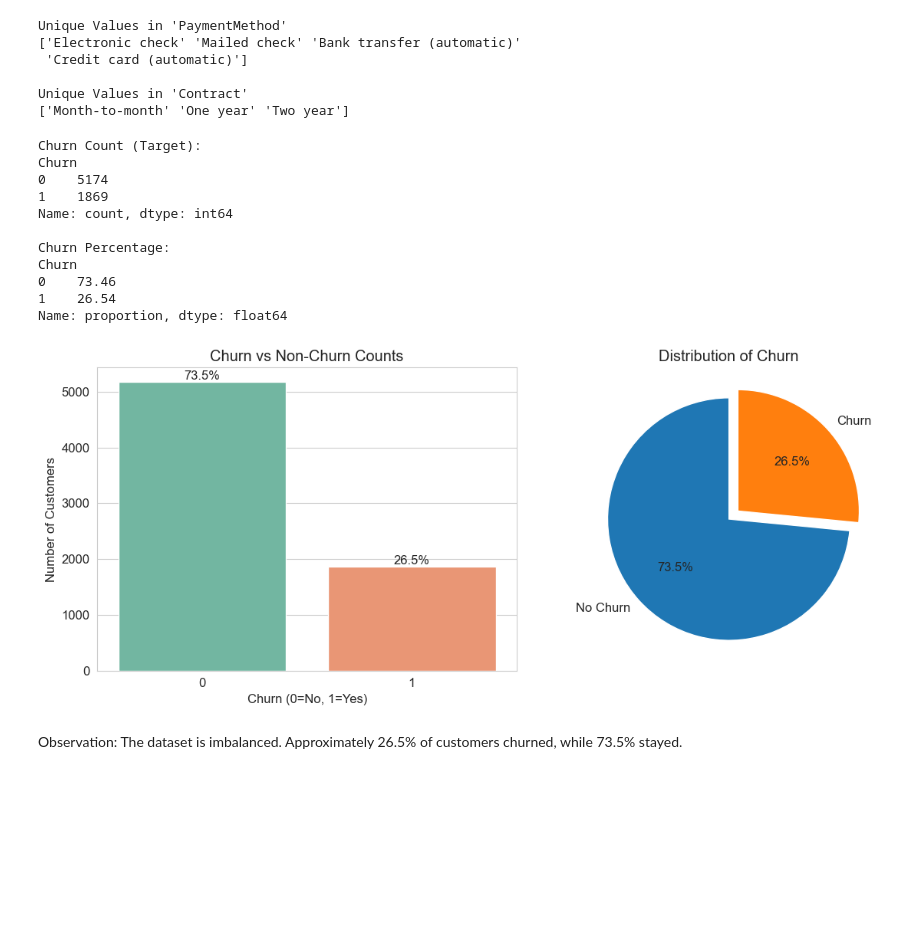
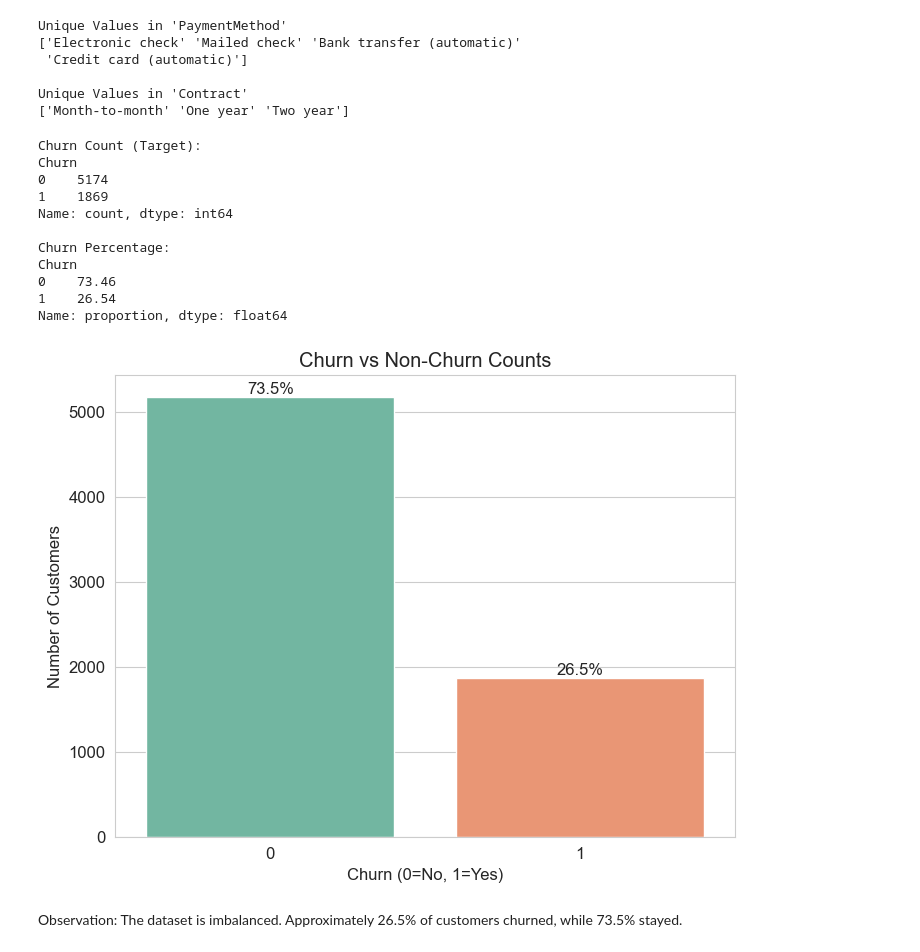
Before and after one commit to Pudamya/CM2604_ML_CW_2425595, a Jupyter notebook: pre_processing.ipynb, the cells around one changed output. Drawn from its saved outputs; the diff is of its cells as text; code cells hidden in the pictures; blank space fills up the shorter version.

```diff
--- a/pre_processing.ipynb
+++ b/pre_processing.ipynb
@@ -246,52 +246,44 @@ if "Churn" in df.columns:
     print("\nChurn Count (Target):")
     print(df["Churn"].value_counts())
 
     print("\nChurn Percentage:")
     print((df["Churn"].value_counts(normalize=True) * 100).round(2))
 
-    churn_counts = df["Churn"].value_counts()
+    plt.figure(figsize=(8, 6))
 
-    fig, axes = plt.subplots(1, 2, figsize=(12, 5))
+    # Create single Countplot
+    ax = sns.countplot(data=df, x="Churn", palette="Set2")
 
-    sns.countplot(data=df, x="Churn", ax=axes[0], palette="Set2")
-    axes[0].set_title("Churn vs Non-Churn Counts")
-    axes[0].set_xlabel("Churn (0=No, 1=Yes)")
-    axes[0].set_ylabel("Number of Customers")
+    ax.set_title("Churn vs Non-Churn Counts")
+    ax.set_xlabel("Churn (0=No, 1=Yes)")
+    ax.set_ylabel("Number of Customers")
 
+    # Add Percentage Annotations
     total = len(df)
-    for p in axes[0].patches:
+    for p in ax.patches:
         height = p.get_height()
-        axes[0].annotate(
+        ax.annotate(
             f"{100 * height / total:.1f}%",
             (p.get_x() + p.get_width() / 2.0, height),
             ha="center",
             va="bottom",
+            fontsize=12
         )
 
-    axes[1].pie(
-        churn_counts,
-        labels=["No Churn", "Churn"],  # assumes value_counts sorted 0,1
-        autopct="%1.1f%%",
-        startangle=90,
-        explode=(0, 0.1),
-    )
-    axes[1].set_title("Distribution of Churn")
-
-    plt.tight_layout()
     plt.show()
 # %% [output]
 Churn Count (Target):
 Churn
 0    5174
 1    1869
 Name: count, dtype: int64
 
 Churn Percentage:
 Churn
 0    73.46
 1    26.54
 Name: proportion, dtype: float64
-[figure, old version]
+[figure, new version]
 # %% [markdown]
 Observation: The dataset is imbalanced. Approximately 26.5% of customers churned, while 73.5% stayed.
 # %%
```
Also changed, not shown: parts of 8 cells of this notebook, 1 other file.
